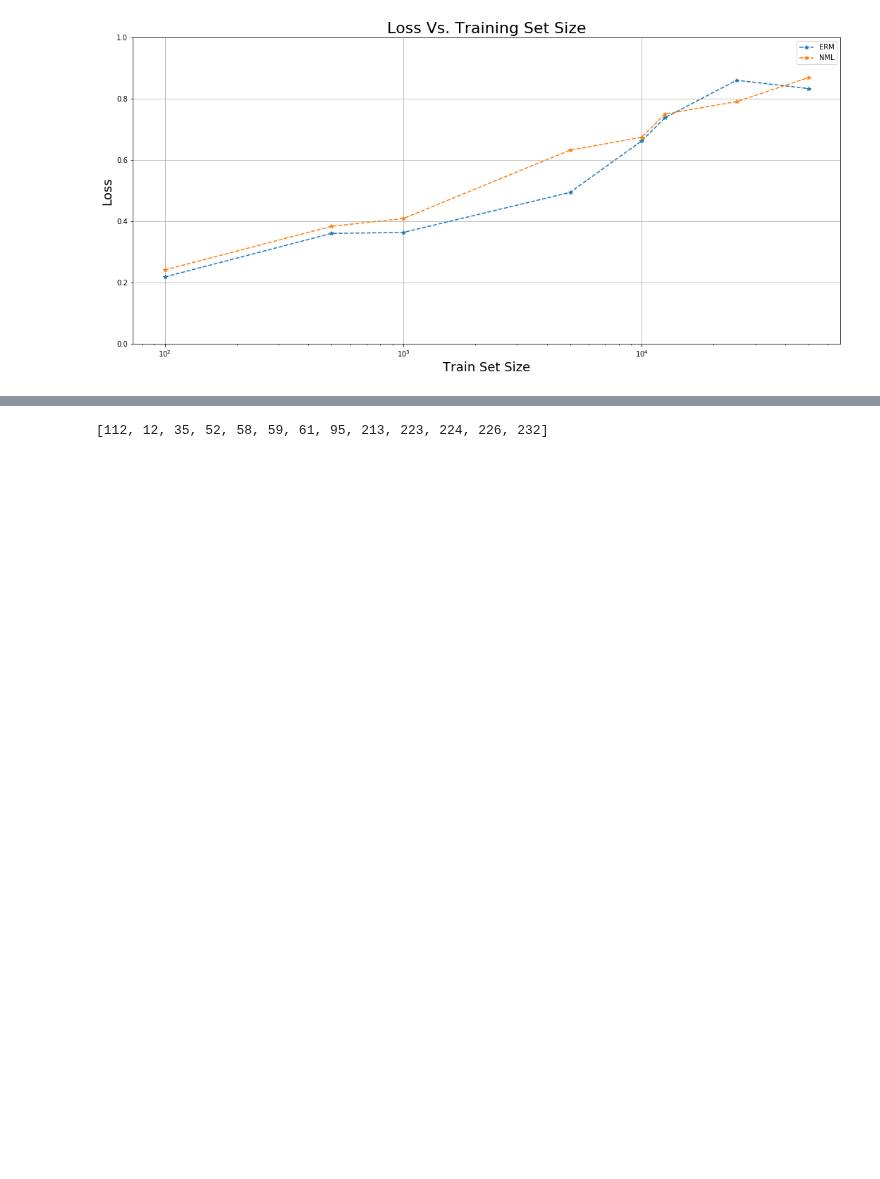
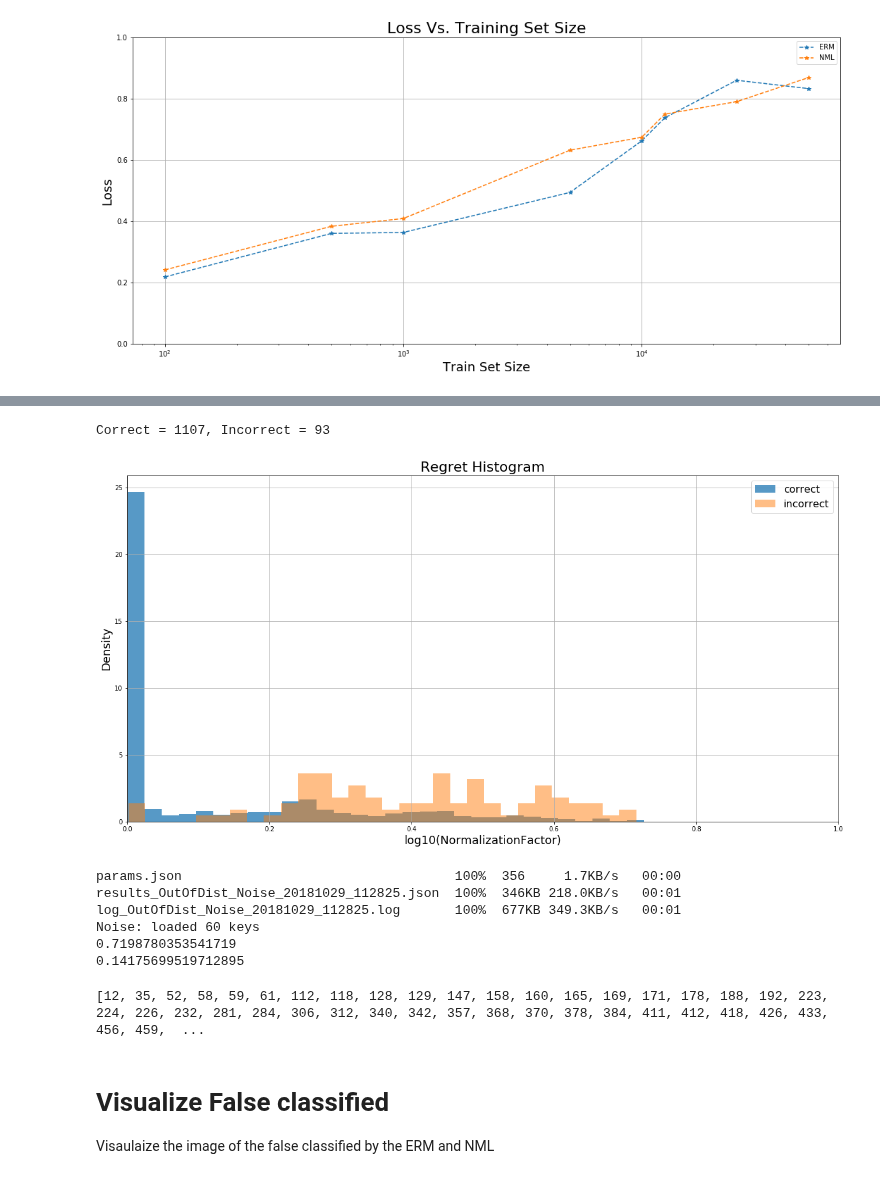
Before and after one commit to kobybibas/deep_pnml_experiments, a Jupyter notebook: src/analyze_results.ipynb, the cells around one changed output, grey strips where cells are left out. Drawn from its saved outputs; the diff is of its cells as text; code cells hidden in the pictures; blank space fills up the shorter version.

```diff
--- a/src/analyze_results.ipynb
+++ b/src/analyze_results.ipynb
@@ -1443,11 +1072,58 @@ plt.show()
+# %%
+# Plot params
+plt.figure(figsize=(20,10))
+bins= 30
+
+correct =  np.array(log10_norm_factor_list)[np.array(is_correct_nml_list)]
+incorrect =  np.array(log10_norm_factor_list)[np.logical_not(np.array(is_correct_nml_list))]
+print('Correct = %d, Incorrect = %d '% (correct.shape[0], incorrect.shape[0]))
+
+# Plot
+plt.hist(correct, alpha=0.75, bins=bins, density=True, label='correct')
+plt.hist(incorrect, alpha=0.5, bins=bins, density=True, label='incorrect')
+plt.ylabel('Density', fontsize=18)
+plt.xlabel('log10(NormalizationFactor)', fontsize=18)
+plt.xlim([0,1])
+plt.title('Regret Histogram', fontsize=22)
+plt.grid()
+plt.legend(loc=1, prop={'size': 16})
+plt.show()
+# %% [output]
+Correct = 1107, Incorrect = 93
+[figure, added]
+# %%
+# out of dist noise
+!scp -r p2_cella:/home/kobibi/cifar10-pytorch/output/OutOfDist_Noise_results_20181029_112825 ../output/.
+
+# Noise: Normalized Maximum Likelihood with Cifar 10 trainset and Noise images test samples
+files = ['../output/OutOfDist_Noise_results_20181029_112825/results_OutOfDist_Noise_20181029_112825.json'] # 25-100
+results_dict_noise = load_dict_from_file_list(files)
+print('Noise: loaded %d keys' % len(results_dict_noise))
+
+# Plot preformance of NML and ERM
+_, normalization_factor_Noise_list, _, _, _  = get_NML_log_loss_from_dict(results_dict_noise)
+
+log10_normalization_factor_Noise_list = np.log10(normalization_factor_Noise_list).tolist()
+print(np.mean(log10_normalization_factor_Noise_list))
+print(np.mean(log10_norm_factor_list))
+# %% [output]
+params.json                                   100%  356     1.7KB/s   00:00
+results_OutOfDist_Noise_20181029_112825.json  100%  346KB 218.0KB/s   00:01
+log_OutOfDist_Noise_20181029_112825.log       100%  677KB 349.3KB/s   00:01
+Noise: loaded 60 keys
+0.7198780353541719
+0.14175699519712895
 # %%
 # Check when erm and nml are not agree
-disagree = np.array(is_correct_NML_list) != np.array(is_correct_ERM_list)
-disagree = np.logical_not(np.logical_and(np.array(is_correct_NML_list), np.array(is_correct_ERM_list)))
+disagree = np.array(is_correct_nml_list) != np.array(is_correct_erm_list)
+disagree = np.logical_not(np.logical_and(np.array(is_correct_nml_list), np.array(is_correct_erm_list)))
 disagree_idxes = np.array(test_sample_idx_list)[disagree==True].astype(np.int).tolist()
 print(disagree_idxes)
 # %% [output]
-[112, 12, 35, 52, 58, 59, 61, 95, 213, 223, 224, 226, 232]
+[12, 35, 52, 58, 59, 61, 112, 118, 128, 129, 147, 158, 160, 165, 169, 171, 178, 188, 192, 223, 224, 226, 232, 281, 284, 306, 312, 340, 342, 357, 368, 370, 378, 384, 411, 412, 418, 426, 433, 456, 459,  ...
+# %% [markdown]
+# Visualize False classified
+Visaulaize the image of the false classified by the ERM and NML
 # %%
 # Given a dict an idx, visualize ERM and NMl with prob of each. along with ground truth
 
```
Also changed, not shown: parts of 43 cells of this notebook, 2 other files.
